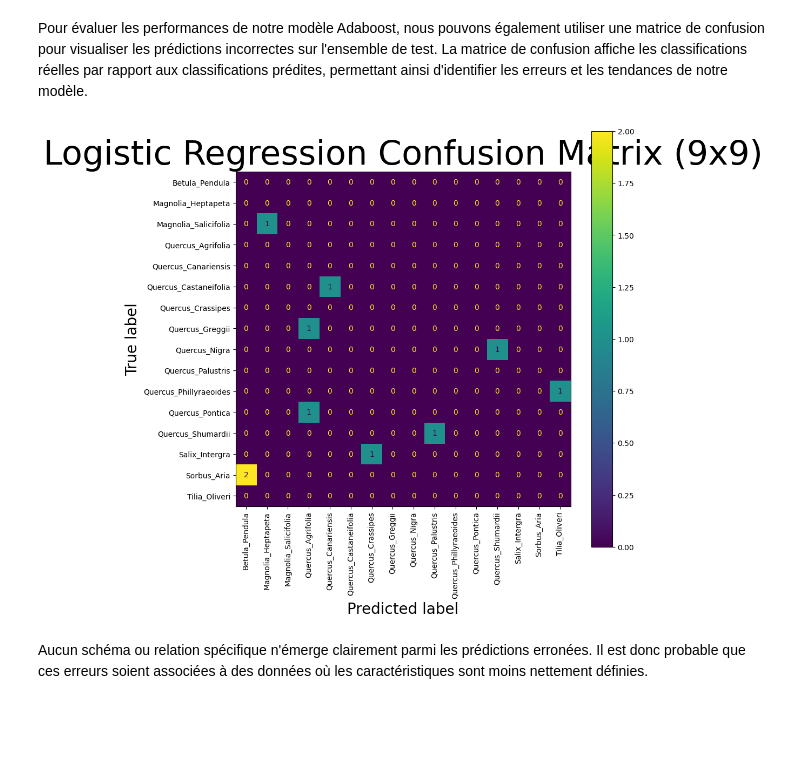
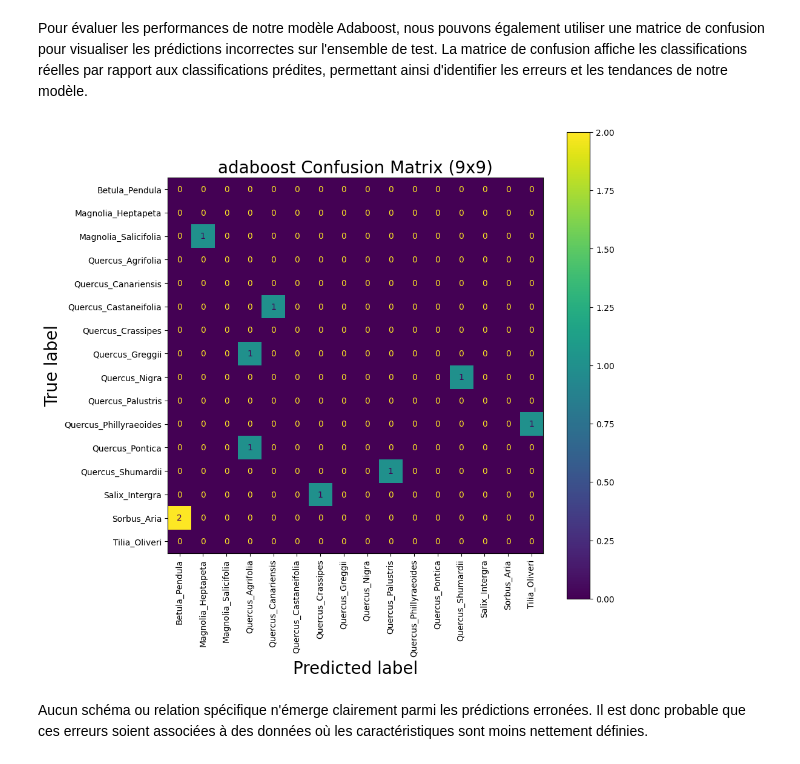
Before and after one commit to Chique80/IFT712-Projet, a Jupyter notebook: Adaboost.ipynb, the cells around one changed output. Saved outputs shown, nothing was run; the diff lists cells and outputs as text; code cells hidden in the pictures; blank space fills up the shorter version.

Commit message:
modifications figures + rapport

```diff
--- a/Adaboost.ipynb
+++ b/Adaboost.ipynb
@@ -180,24 +180,24 @@ Pour évaluer les performances de notre modèle Adaboost, nous pouvons égalemen
 # %%
 from sklearn.metrics import ConfusionMatrixDisplay
 
 # Get all the wrong predictions
 bad_preds = DM.extract_bad_predictions(dataset.t_test, test_preds, labels=dataset.classes, ids=dataset.id_test)
 matrix_size = len(bad_preds['True Class'].unique())
 
 # Display them as a confusion matrix
 display = ConfusionMatrixDisplay.from_predictions(bad_preds['True Class'], bad_preds['Predicted Class'],
                                                   labels=bad_classes.index, xticks_rotation='vertical')
 display.figure_.set_figwidth(10)
 display.figure_.set_figheight(10)
 
 # Ajustez la taille de la police des titres des axes
-display.ax_.set_title(f'Logistic Regression Confusion Matrix ({matrix_size}x{matrix_size})', fontsize=45)
+display.ax_.set_title(f'adaboost Confusion Matrix ({matrix_size}x{matrix_size})', fontsize=20)
 display.ax_.xaxis.label.set_size(20)  # Ajustez la taille de la police pour l'axe des x
 display.ax_.yaxis.label.set_size(20)  # Ajustez la taille de la police pour l'axe des y
 
 plt.show()
 # %% [output]
-[figure, old version]
+[figure, new version]
 # %% [markdown]
 Aucun schéma ou relation spécifique n'émerge clairement parmi les prédictions erronées. Il est donc probable que ces erreurs soient associées à des données où les caractéristiques sont moins nettement définies.
 # %% [markdown]
```
Also changed, not shown: 1 other file.
